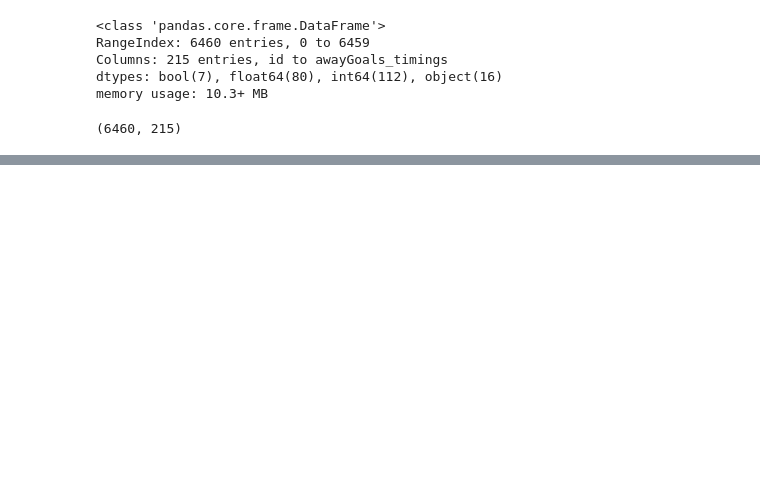
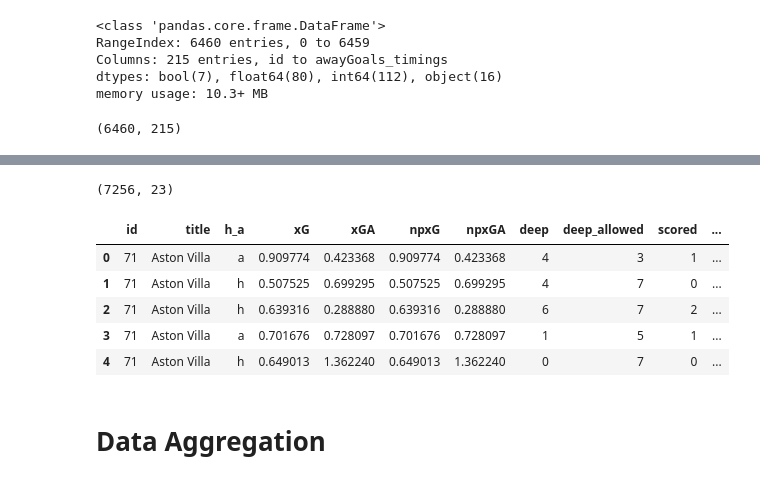
Before and after one commit to waynekipngeno/capstone_project, a Jupyter notebook: index.ipynb, the cells around one changed output, grey strips where cells are left out. Saved outputs shown, nothing was run; the diff lists cells and outputs as text; code cells hidden in the pictures; blank space fills up the shorter version.

```diff
--- a/index.ipynb
+++ b/index.ipynb
@@ -316,0 +339,16 @@ matches_df.shape
+# %%
+# define EPL seasons
+seasons = [2014, 2015, 2016, 2017, 2018, 2019, 2020, 2021, 2022, 2023]
+# %%
+def get_season_html(season):
+    # Construct the URL based on the league (EPL) and season
+    url = f"https://understat.com/league/EPL/{season}"
+
+    # Send an HTTP GET request to the constructed URL
+    response = requests.get(url)
+
+    # Get the content of the response, which typically contains the HTML content of the web page
+    html_content = response.content
+
+    # Return the HTML content
+    return html_content
@@ -316,0 +397,38 @@ matches_df.shape
+# %%
+# Create an empty list to store normalized DataFrames
+normalized_dfs = []
+
+# Iterate through each season
+for season in seasons:
+    # Fetch HTML content for the current season
+    season_html_content = get_season_html(season)
+
+    # Parse HTML content to obtain data
+    season_parsed_data = parse_html_content(season_html_content)
+
+    # Create normalized DataFrame for the current season
+    season_normalized_df = normalized_dataframe(season_parsed_data)
+
+    # Extend the list with the normalized DataFrames for the current season
+    normalized_dfs.extend(season_normalized_df)
+
+    # Add a 5-second delay before fetching data for the next season
+    time.sleep(5)
+
+# The 'normalized_dfs' list now contains all the normalized DataFrames for each season
+# %%
+# Create a single DataFrame by concatenating all individual team DataFrames
+final_df = pd.concat(normalized_dfs, ignore_index=True)
+# %%
+final_df.shape
+# %% [output]
+(7256, 23)
+# %%
+final_df.head()
+# %% [output]
+|  | id | title | h_a | xG | xGA | npxG | npxGA | deep | deep_allowed | scored | ... |
+| 0 | 71 | Aston Villa | a | 0.909774 | 0.423368 | 0.909774 | 0.423368 | 4 | 3 | 1 | ... |
+| 1 | 71 | Aston Villa | h | 0.507525 | 0.699295 | 0.507525 | 0.699295 | 4 | 7 | 0 | ... |
+| 2 | 71 | Aston Villa | h | 0.639316 | 0.288880 | 0.639316 | 0.288880 | 6 | 7 | 2 | ... |
+| 3 | 71 | Aston Villa | a | 0.701676 | 0.728097 | 0.701676 | 0.728097 | 1 | 5 | 1 | ... |
+| 4 | 71 | Aston Villa | h | 0.649013 | 1.362240 | 0.649013 | 1.362240 | 0 | 7 | 0 | ... |
@@ -316,0 +437,2 @@ matches_df.shape
+# %% [markdown]
+# Data Aggregation
```
Also changed, not shown: parts of 104 cells of this notebook, 2 other files.
